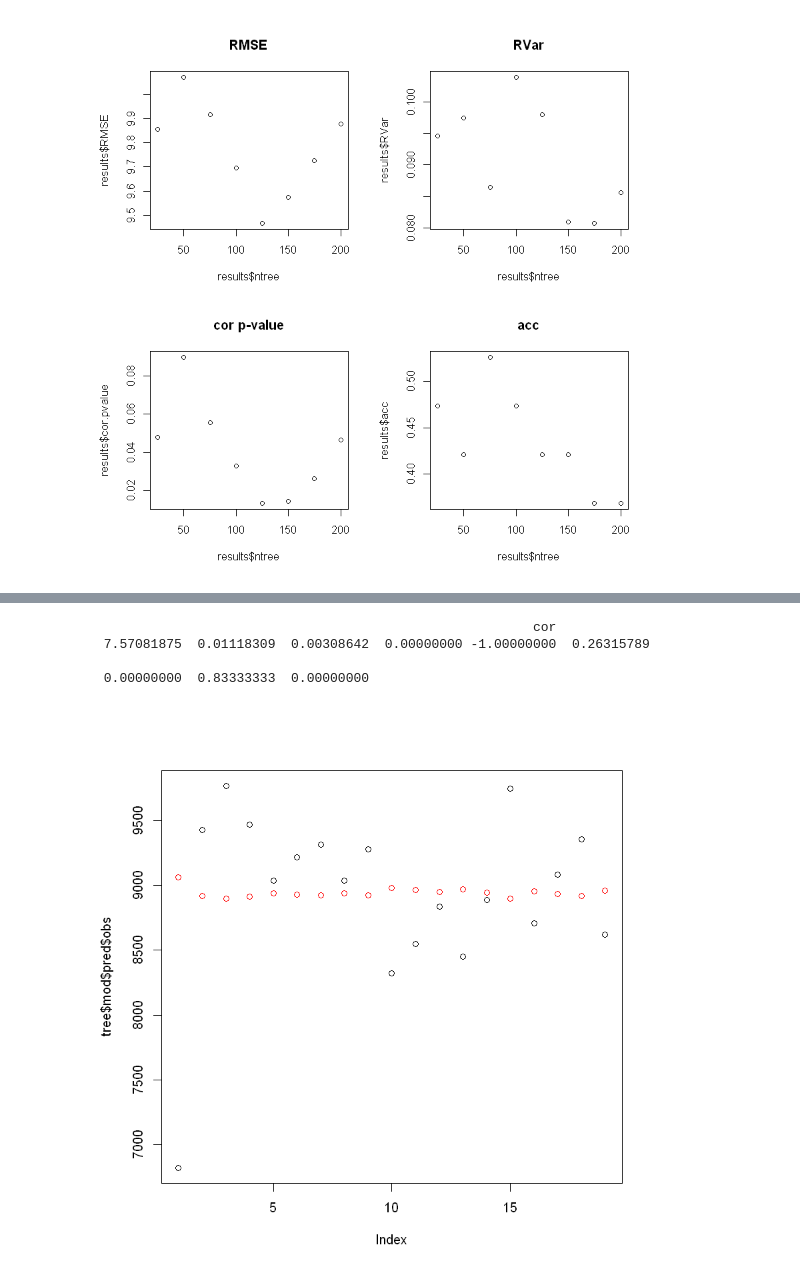
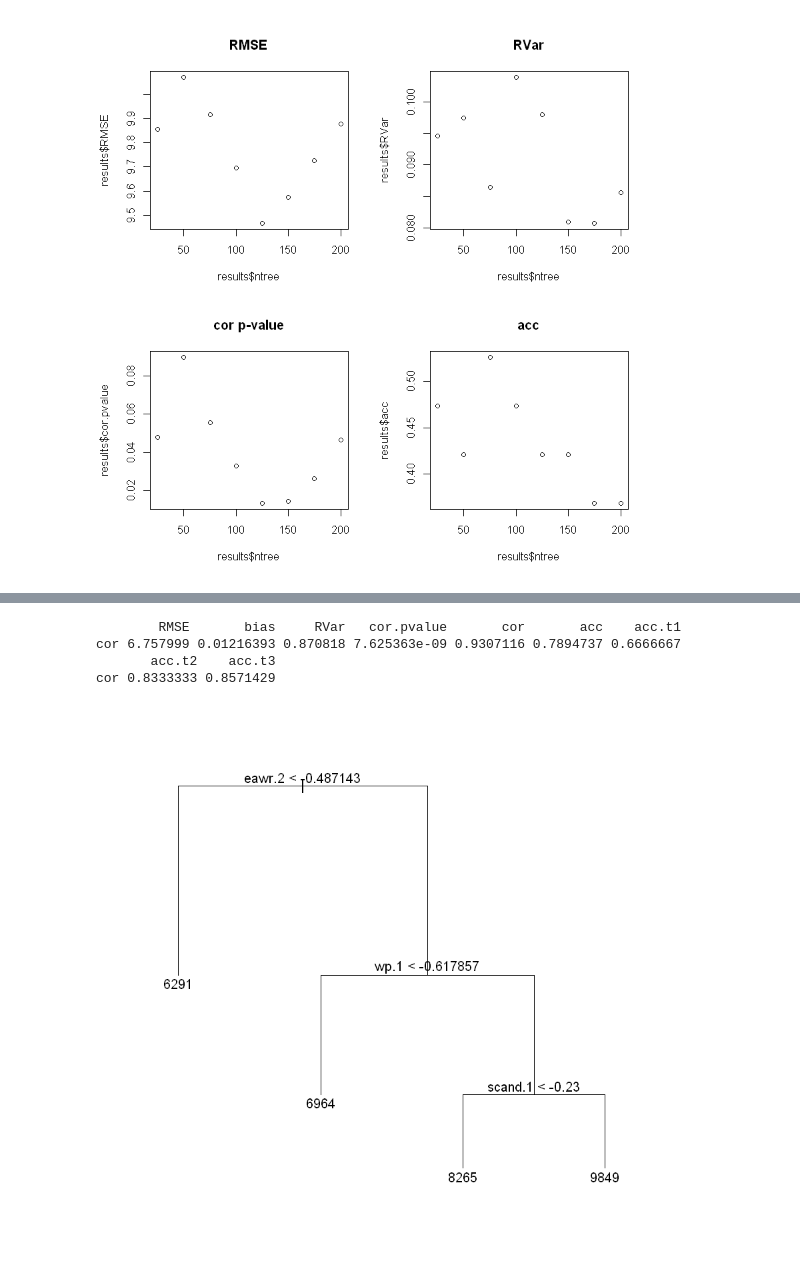
Before and after one commit to MarcosVM98/TFM, a Jupyter notebook: notebooks/Modelling_without_deltas.ipynb, the cells around one changed output, grey strips where cells are left out. Drawn from its saved outputs; the diff is of its cells as text; code cells hidden in the pictures.

Commit message:
Now we have one notebook for delta data models and other for without delta data models. Modelling_without_deltas.ipynb includes a brief study using regression trees.

```diff
--- a/notebooks/Modelling_new.ipynb
+++ b/notebooks/Modelling_without_deltas.ipynb
@@ -597,4 +711,0 @@ rf <- rf.obtention.plot(fireSeasonPer75_def, log1p(masked_ba_series), dates, cbi
-# %%
-tree.list <- tree.all(fireSeasonPer75_def, log1p(masked_ba_series), dates, cbind(corr.df, corr.df.lag.1[,-c(1,2)], corr.df.lag.2[,-c(1,2)]),
-                  list('nina34' = nina34, 'nao' = nao, 'poleur' = poleur, 'ea' = ea, 'eawr' = eawr, 'pna' = pna, 'scand' = scand, 'wp' = wp),
-                      t=2)
@@ -621,14 +712,12 @@ tree.list$results
-# %%
-tree <- tree.obtention(fireSeasonPer75_def, log1p(masked_ba_series), dates, cbind(corr.df, corr.df.lag.1[,-c(1,2)], corr.df.lag.2[,-c(1,2)]),
-                  list('nina34' = nina34, 'nao' = nao, 'poleur' = poleur, 'ea' = ea, 'eawr' = eawr, 'pna' = pna, 'scand' = scand, 'wp' = wp),
-                    1, 1, t=2)
-# %%
-tree$results
-plot(tree$mod$pred$obs)
-points(tree$mod$pred$pred, col = 'red')
-# %% [output]
-                                                        cor
- 7.57081875  0.01118309  0.00308642  0.00000000 -1.00000000  0.26315789
-
- 0.00000000  0.83333333  0.00000000
-[figure, removed]
+# %%
+# Biome 13, cluster 6, persistence of 3 months
+t = tree.obtention(fireSeasonPer75_def, log1p(masked_ba_series), dates,
+                 cbind(corr.df, corr.df.lag.1[,-c(1,2)], corr.df.lag.2[,-c(1,2)], corr.df.lag.3[,-c(1,2)]),
+                  list('nina34'=nina34, 'nao'=nao, 'pol'=poleur, 'ea'=ea, 'eawr'=eawr, 'pna'=pna, 'scand'=scand, 'wp'=wp), 13,
+                   6, t=3)
+# %% [output]
+        RMSE       bias     RVar   cor.pvalue       cor       acc    acc.t1
+cor 6.757999 0.01216393 0.870818 7.625363e-09 0.9307116 0.7894737 0.6666667
+       acc.t2    acc.t3
+cor 0.8333333 0.8571429
+[figure, added]
```
Also changed, not shown: parts of 38 cells of this notebook, 2 other files.
